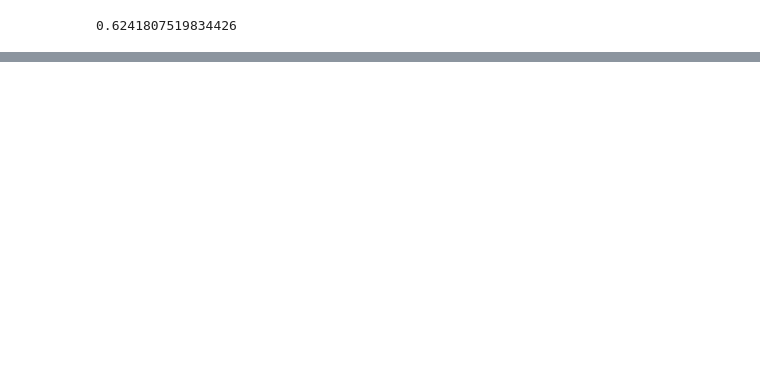
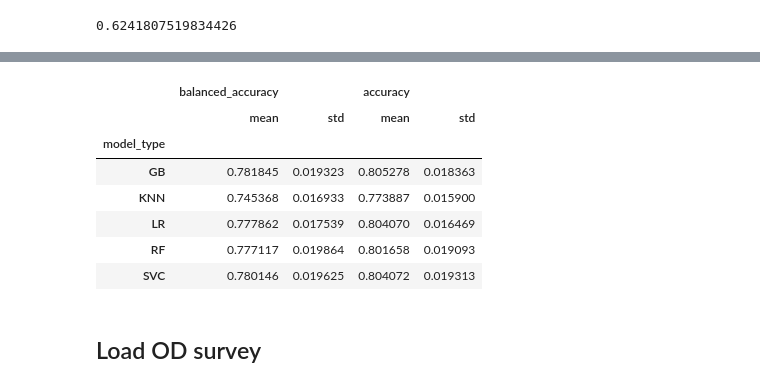
Before and after one commit to CentroFuturoCiudades/informal_jobs, a Jupyter notebook: notebook.ipynb, the cells around one changed output, grey strips where cells are left out. Cells and saved outputs as stored; diff of their text form; code cells hidden in the pictures; blank space fills up the shorter version.

```diff
--- a/notebook.ipynb
+++ b/notebook.ipynb
@@ -258,0 +117,3 @@ The mean cross-validation accuracy is: 0.796 ± 0.025
+# %%
+for (fold, model_type), row in best_models.iterrows():
+    model = outer_folds[fold][row.model]
@@ -258,0 +132,21 @@ The mean cross-validation accuracy is: 0.796 ± 0.025
+# %%
+for fold, (train_index, test_index) in enumerate(cv_outer.split(X, y)):
+    X_train, y_train = X.iloc[train_index], y.iloc[train_index]
+    X_test, y_test = X.iloc[test_index], y.iloc[test_index]
+
+    for model in best_models.loc[fold].model:
+        y_pred = outer_folds[fold][model].predict(X_test)
+        # accuracy, balanced_acuracy = accuracy_score(y_test, y_pred), balanced_accuracy_score(y_test, y_pred)
+        best_models.loc[(fold, model.split('_')[0]), ['accuracy', 'balanced_accuracy']] = accuracy_score(y_test, y_pred), balanced_accuracy_score(y_test, y_pred)
+# %%
+best_models = best_models.groupby('model_type')[['balanced_accuracy', 'accuracy']].agg(['mean', 'std'])
+best_models
+# %% [output]
+|  | balanced_accuracy |  | accuracy |  |
+|  | mean | std | mean | std |
+| model_type |  |  |  |  |
+| GB | 0.781845 | 0.019323 | 0.805278 | 0.018363 |
+| KNN | 0.745368 | 0.016933 | 0.773887 | 0.015900 |
+| LR | 0.777862 | 0.017539 | 0.804070 | 0.016469 |
+| RF | 0.777117 | 0.019864 | 0.801658 | 0.019093 |
+| SVC | 0.780146 | 0.019625 | 0.804072 | 0.019313 |
@@ -259,3 +155,5 @@ The mean cross-validation accuracy is: 0.796 ± 0.025
+# %% [markdown]
+## Load OD survey
 # %%
 od = pd.read_csv('datos_limpios_tiempos.csv', low_memory=False)
 # %%
```
Also changed, not shown: parts of 27 cells of this notebook, 2 other files.
